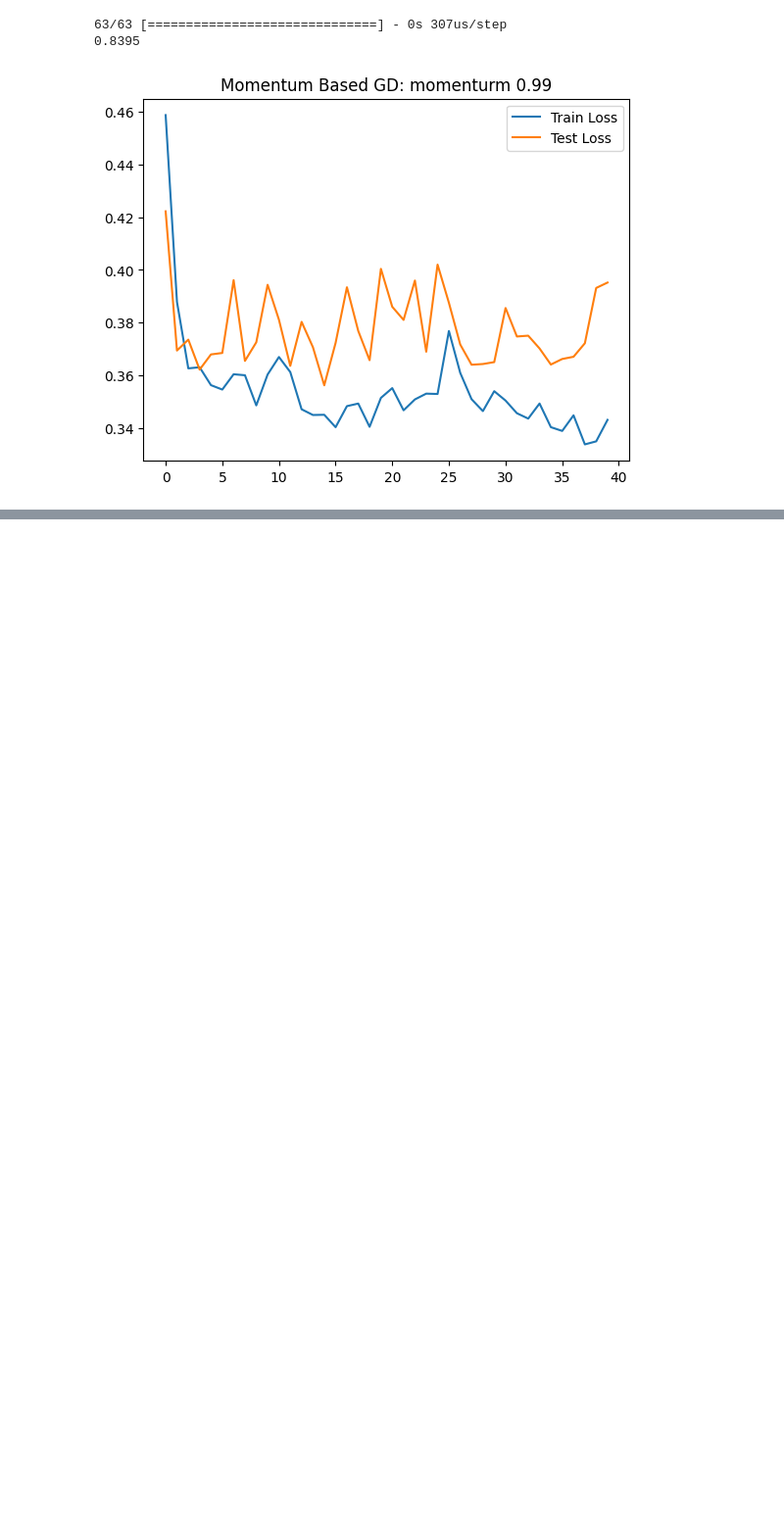
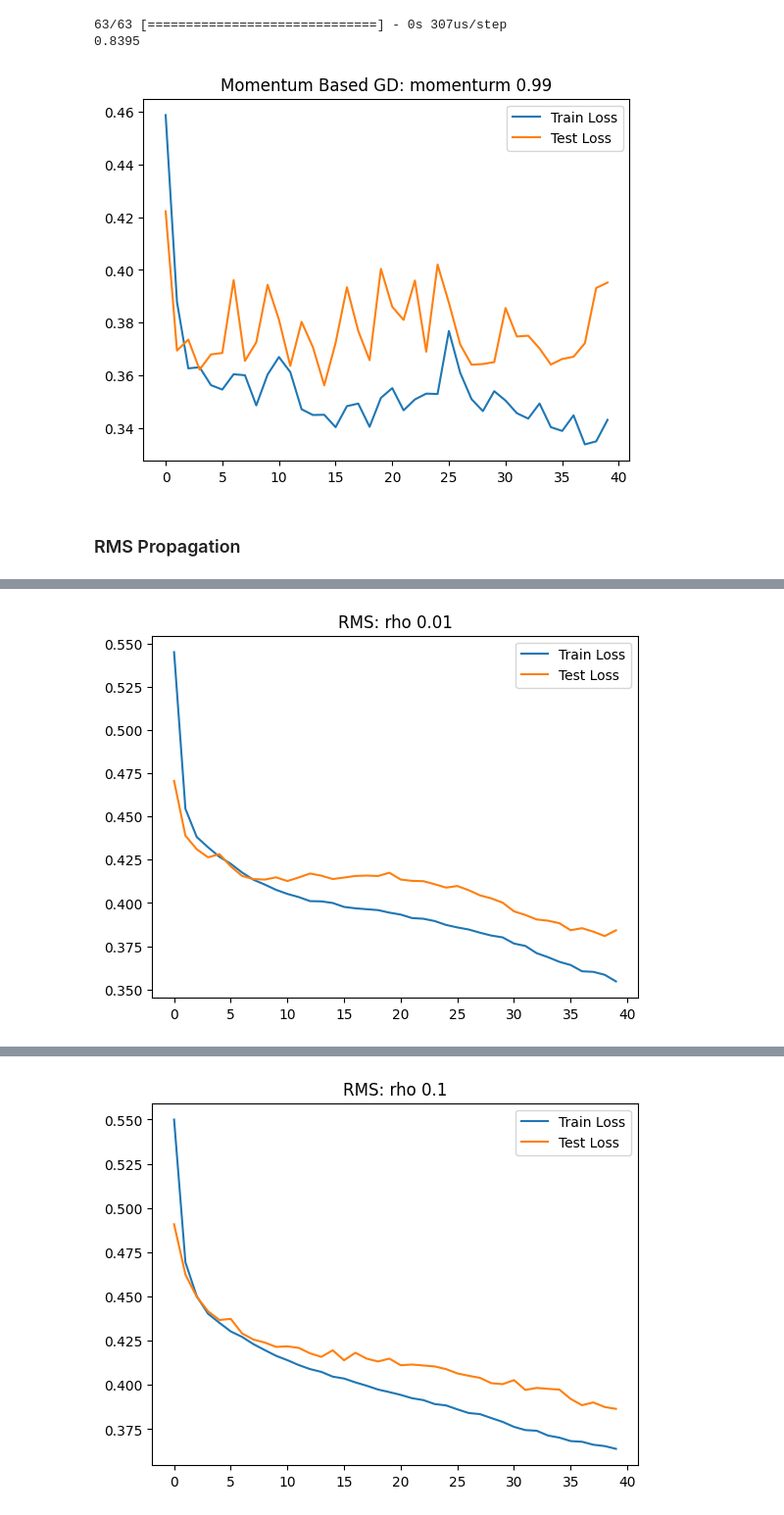
Before and after one commit to anidec25/Neutral-Networks, a Jupyter notebook: optimizer.ipynb, the cells around one changed output, grey strips where cells are left out. Shown at 98% size. Cells and saved outputs as stored; diff of their text form; code cells hidden in the pictures; blank space fills up the shorter version.

Commit message:
rms prop code

```diff
--- a/optimizer.ipynb
+++ b/optimizer.ipynb
@@ -190,3 +190,60 @@ for i in m:
 63/63 [==============================] - 0s 307us/step
 0.8395
 [figure]
+# %% [markdown]
+### RMS Propagation
+# %%
+def rms_prop(lr, rho):
+    """
+    This function trains the model and print the accuracy and loss plot
+    Input: Learining rate: 'Default value is  0.01'
+           Momentum Value: 'Higher value means less weighted to past values'
+    """
+    model = Sequential()
+    model.add(Dense(11, activation = 'relu', input_dim = 11))
+    model.add(Dense(11,activation = 'relu'))
+    model.add(Dense(11, activation = 'relu'))
+    model.add(Dense(1, activation = 'sigmoid'))
+
+
+    optimizers = tf.keras.optimizers.RMSprop(
+                learning_rate=lr,
+                rho=rho,
+                momentum=0.0,
+                epsilon=1e-07,
+                centered=False,
+                weight_decay=None,
+                clipnorm=None,
+                clipvalue=None,
+                global_clipnorm=None,
+                use_ema=False,
+                ema_momentum=0.99,
+                ema_overwrite_frequency=100,
+                jit_compile=True,
+                name="RMSprop"
+            )
+
+    model.compile(loss='binary_crossentropy', optimizer=optimizers, metrics=['accuracy'])
+
+    history = model.fit(X_train_scaled,y_train, epochs=40, validation_split= 0.2, verbose=False)
+
+    y_log = model.predict(X_test_scaled)
+    y_pred = np.where(y_log > 0.5, 1, 0)
+
+    print(accuracy_score(y_test,y_pred))
+
+
+    plt.title(f'RMS: rho {rho}')
+    plt.plot(history.history['loss'],label = 'Train Loss')
+    plt.plot(history.history['val_loss'], label= 'Test Loss')
+    plt.legend()
+    plt.show()
+
+
+## Driver code
+
+m = [0.01,0.10,0.60,0.90,0.95,0.99]
+
+for i in m:
+    rms_prop(lr = 0.001, rho = i)
+# %% [output]
@@ -192,0 +252 @@ for i in m:
+[figure, added]
@@ -192,0 +255 @@ for i in m:
+[figure, added]
```
Also changed, not shown: parts of 1 cell of this notebook.
